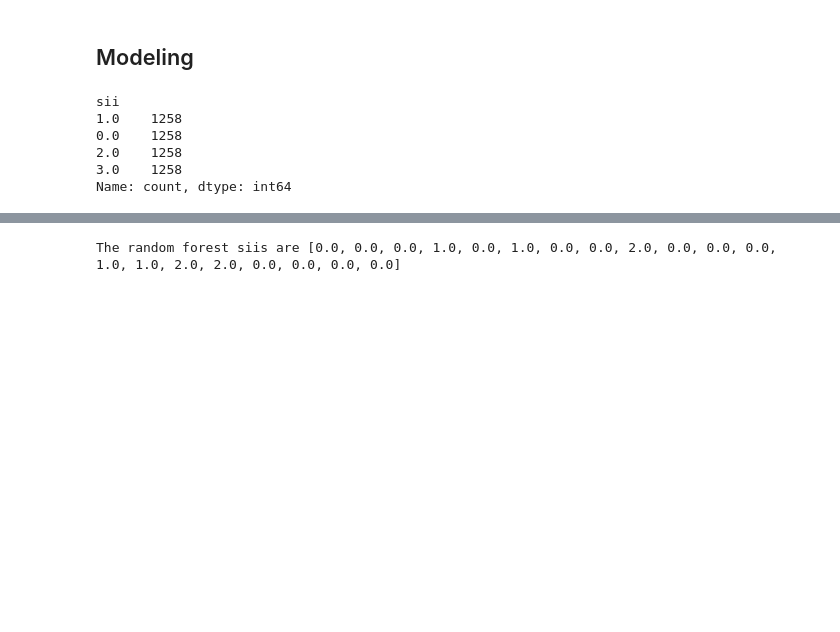
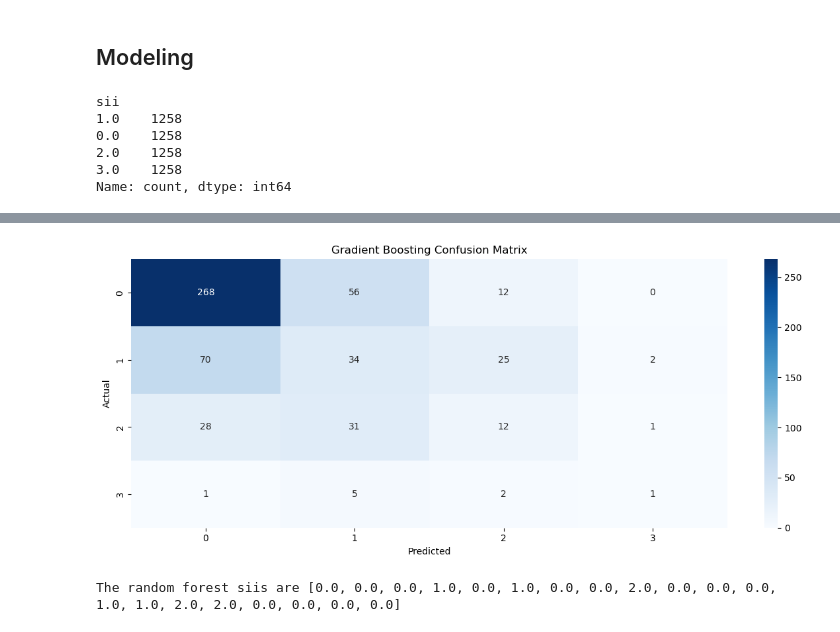
Before and after one commit to erica-landreth/datasci207_fa24_01_LMRSW, a Jupyter notebook: EDA/ASN_Modeling with test data and knn imputing EIL.ipynb, the cells around one changed output, grey strips where cells are left out. Saved outputs shown, nothing was run; the diff lists cells and outputs as text; code cells hidden in the pictures; blank space fills up the shorter version.

```diff
--- a/EDA/ASN_Modeling with test data and knn imputing EIL.ipynb
+++ b/EDA/ASN_Modeling with test data and knn imputing EIL.ipynb
@@ -384,9 +405,9 @@ X_test_selected = pd.DataFrame(select_from_model.transform(X_test), columns=sele
 # Best model after hyperparameter tuning
 #rf_model_balanced = RandomForestClassifier(n_estimators=300, max_depth=30, min_samples_split=4, min_samples_leaf=1, random_state=42, class_weight='balanced')
 
-# !!! rf_model_balanced = rf_random.best_estimator_
-rf_model_balanced = RandomForestClassifier(class_weight='balanced', max_depth=15,
-                       min_samples_split=4)
+rf_model_balanced = rf_random.best_estimator_
+# rf_model_balanced = RandomForestClassifier(class_weight='balanced', max_depth=15,
+#                        min_samples_split=4)
 
 # Cross-validation for Random Forest
 rf_cv_scores = cross_val_score(rf_model_balanced, X_train_selected, y_train, cv=5, scoring='accuracy')
@@ -428,54 +449,55 @@ weighted avg       0.57      0.57      0.57       548
 Text(120.72222222222221, 0.5, 'Actual')
 [figure]
 # %%
-# # Step 8: Modeling with Random Forest and Gradient Boosting (with class weight adjustment)
-# # Define Random Forest and Gradient Boosting models with class weight adjustment
-# gb_model_balanced = GradientBoostingClassifier(n_estimators=200, learning_rate=0.2, max_depth=3, subsample=0.8, random_state=42)
+# Step 8: Modeling with Random Forest and Gradient Boosting (with class weight adjustment)
+# Define Random Forest and Gradient Boosting models with class weight adjustment
+gb_model_balanced = GradientBoostingClassifier(n_estimators=200, learning_rate=0.2, max_depth=3, subsample=0.8, random_state=42)
 
-# # Hyperparameter tuning for Gradient Boosting
-# param_grid_gb = {
-#     'n_estimators': [100, 200, 300],
-#     'learning_rate': [0.01, 0.1, 0.2, 0.3],
-#     'max_depth': [3, 4, 5],
-#     'subsample': [0.6, 0.8, 1.0],
-#     'min_samples_split': [2, 5, 10],
-#     'min_samples_leaf': [1, 2, 4]
-# }
-# gb_random_search = RandomizedSearchCV(gb_model_balanced, param_distributions=param_grid_gb, n_iter=100, cv=3, random_state=42, n_jobs=-1, scoring='accuracy', verbose = 2)
-# gb_random_search.fit(X_train_selected, y_train)
+# Hyperparameter tuning for Gradient Boosting
+param_grid_gb = {
+    'n_estimators': [100, 200, 300],
+    'learning_rate': [0.01, 0.1, 0.2, 0.3],
+    'max_depth': [3, 4, 5],
+    'subsample': [0.6, 0.8, 1.0],
+    'min_samples_split': [2, 5, 10],
+    'min_samples_leaf': [1, 2, 4]
+}
+gb_random_search = RandomizedSearchCV(gb_model_balanced, param_distributions=param_grid_gb, n_iter=100, cv=3, random_state=42, n_jobs=-1, scoring='accuracy', verbose = 2)
+gb_random_search.fit(X_train_selected, y_train)
 
-# print(gb_random_search.best_estimator_)
+print(gb_random_search.best_estimator_)
 
-# # Best model after hyperparameter tuning
-# gb_model_balanced = gb_random_search.best_estimator_
+# Best model after hyperparameter tuning
+gb_model_balanced = gb_random_search.best_estimator_
 
-# # Cross-validation for Gradient Boosting
-# gb_cv_scores = cross_val_score(gb_model_balanced, X_train_selected, y_train, cv=5, scoring='accuracy')
-# print("\nGradient Boosting Cross-Validation Accuracy Scores:", gb_cv_scores)
-# print("Gradient Boosting Mean Cross-Validation Accuracy:", np.mean(gb_cv_scores))
+# Cross-validation for Gradient Boosting
+gb_cv_scores = cross_val_score(gb_model_balanced, X_train_selected, y_train, cv=5, scoring='accuracy')
+print("\nGradient Boosting Cross-Validation Accuracy Scores:", gb_cv_scores)
+print("Gradient Boosting Mean Cross-Validation Accuracy:", np.mean(gb_cv_scores))
 
-# # Fit the Gradient Boosting model
-# gb_model_balanced.fit(X_train_selected, y_train)
+# Fit the Gradient Boosting model
+gb_model_balanced.fit(X_train_selected, y_train)
 
-# # Make predictions on the test set
-# gb_predictions = gb_model_balanced.predict(X_test_selected)
+# Make predictions on the test set
+gb_predictions = gb_model_balanced.predict(X_test_selected)
 
-# # Evaluate the models using the test set
-# print("\nGradient Boosting Classification Report:\n", classification_report(y_test, gb_predictions))
+# Evaluate the models using the test set
+print("\nGradient Boosting Classification Report:\n", classification_report(y_test, gb_predictions))
 
-# # Plot Confusion Matrices for Test Set
-# plt.figure(figsize=(12, 5))
+# Plot Confusion Matrices for Test Set
+plt.figure(figsize=(12, 5))
 
-# # Gradient Boosting Confusion Matrix
-# sns.heatmap(confusion_matrix(y_test, gb_predictions), annot=True, cmap='Blues', fmt='g')
-# plt.title('Gradient Boosting Confusion Matrix')
-# plt.xlabel('Predicted')
-# plt.ylabel('Actual')
+# Gradient Boosting Confusion Matrix
+sns.heatmap(confusion_matrix(y_test, gb_predictions), annot=True, cmap='Blues', fmt='g')
+plt.title('Gradient Boosting Confusion Matrix')
+plt.xlabel('Predicted')
+plt.ylabel('Actual')
 
-# plt.tight_layout()
-# plt.show()
+plt.tight_layout()
+plt.show()
 
-# ### Best Parameters Gradient Boosting
-# #GradientBoostingClassifier(learning_rate=0.3, max_depth=5, min_samples_leaf=4,
-# #                           min_samples_split=10, n_estimators=200,
-# #                           random_state=42, subsample=0.8)
+### Best Parameters Gradient Boosting
+#GradientBoostingClassifier(learning_rate=0.3, max_depth=5, min_samples_leaf=4,
+#                           min_samples_split=10, n_estimators=200,
+#                           random_state=42, subsample=0.8)
+# %% [output]
@@ -482,3 +521,4 @@ Text(120.72222222222221, 0.5, 'Actual')
+[figure, added]
 # %%
 # gb_random_search.best_estimator_
 # %%
```
Also changed, not shown: parts of 5 cells of this notebook.
